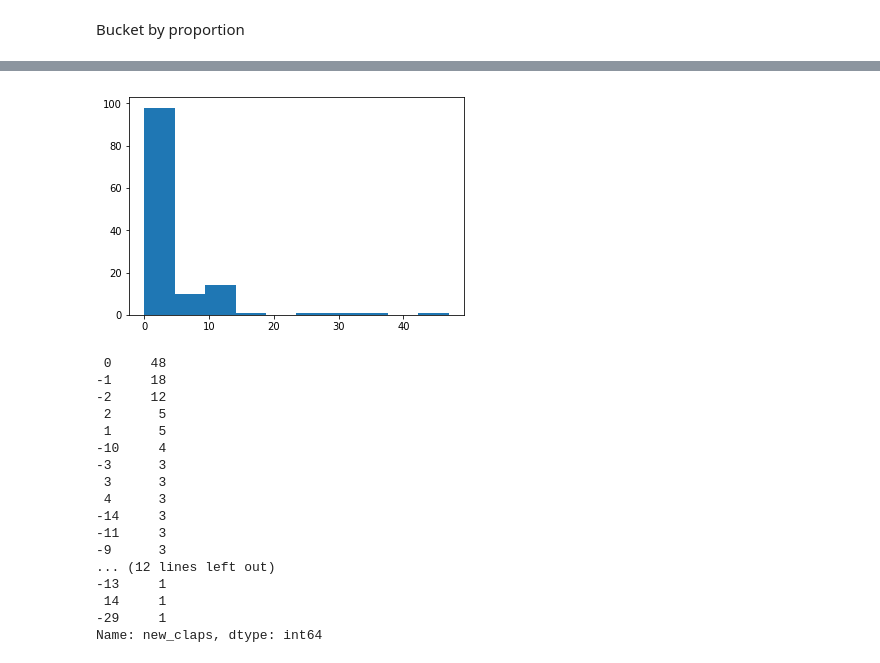
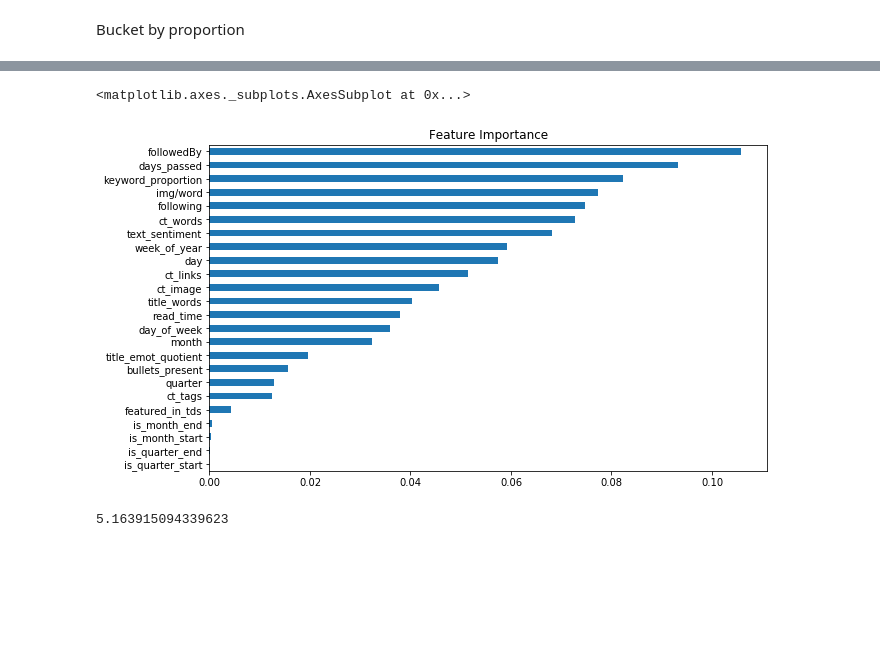
Before and after one commit to aswalin/Medium_Blogs_Analytics, a Jupyter notebook: random_forest.ipynb, the cells around one changed output, grey strips where cells are left out. Drawn from its saved outputs; the diff is of its cells as text; code cells hidden in the pictures; blank space fills up the shorter version.

```diff
--- a/random_forest.ipynb
+++ b/random_forest.ipynb
@@ -120,3 +351,6 @@ X = data.drop(['claps', 'new_claps'], axis = 1)
+# %%
+X = data[features]
+y = data['new_claps']
 # %%
 X_train, X_val, y_train, y_val = train_test_split(X, y, test_size=0.20, random_state=10)
 # %%
@@ -163,5 +376,6 @@ array([ 0,  1,  2,  3,  4,  5,  6,  7,  8,  9, 10, 11, 13, 14, 15, 16, 29,
 # %%
-grid = {'min_samples_leaf' : [3,5], 'max_features' : ['auto', 'log2', 'sqrt']
+rf = RandomForestClassifier()
+grid = {'min_samples_leaf' : [3,5, 10], 'max_features' : ['auto', 'log2', 'sqrt']
        }
 clf = GridSearchCV(rf, grid, cv=5)
 clf.fit(X_train, y_train)
@@ -175,9 +389,9 @@ RandomForestClassifier(bootstrap=True, class_weight=None, criterion='gini',
             oob_score=False, random_state=None, verbose=0,
             warm_start=False)
 # %%
-rf = RandomForestClassifier(min_samples_leaf=5, max_features='sqrt', n_estimators=50, random_state=10, class_weight='balanced')
+rf = RandomForestClassifier(min_samples_leaf=10, max_features='sqrt', n_estimators=500, random_state=10)
 
-rf.fit(X_train, y_train, )
+rf.fit(X_train, y_train)
 val_pred_probs = rf.predict_proba(X_val)
 
 val_pred = rf.predict(X_val)
@@ -205,0 +442,4 @@ plt.show()
+# %%
+fi = pd.DataFrame(rf.feature_importances_, X_train.columns)
+fi.columns = ['Importance']
+fi.sort_values(by = 'Importance', ascending=False)[0:10]
@@ -205,0 +458,5 @@ plt.show()
+# %%
+fi.sort_values(by = 'Importance', ascending=True).plot.barh(figsize = (10,6), legend = False, title = 'Feature Importance')
+# %% [output]
+<matplotlib.axes._subplots.AxesSubplot at 0x...>
+[figure, added]
@@ -206,26 +643,4 @@ plt.show()
 # %%
-plt.hist(abs(np.subtract(y_val, val_pred)))
-
-plt.show()
+sum(abs(np.subtract(y_val, val_pred)))/len(y_val)
 # %% [output]
-[figure, removed]
+5.163915094339623
-# %%
-np.subtract(y_val, val_pred).value_counts()
-# %% [output]
- 0     48
--1     18
--2     12
- 2      5
- 1      5
--10     4
--3      3
- 3      3
- 4      3
--14     3
--11     3
--9      3
-... (12 lines left out)
--13     1
- 14     1
--29     1
-Name: new_claps, dtype: int64
```
Also changed, not shown: parts of 82 cells of this notebook.
